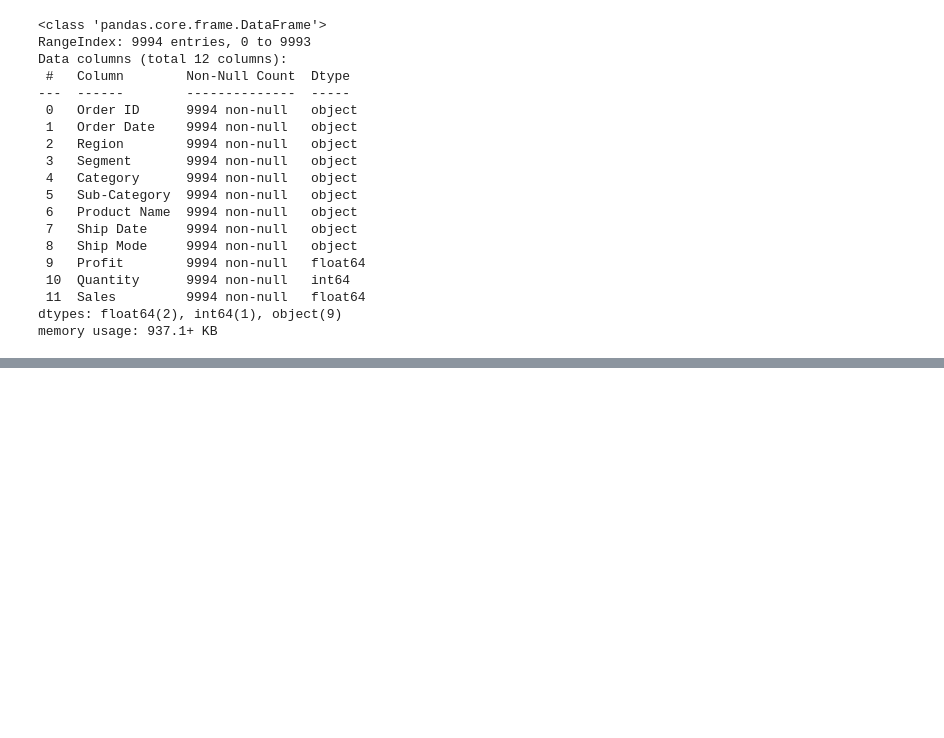
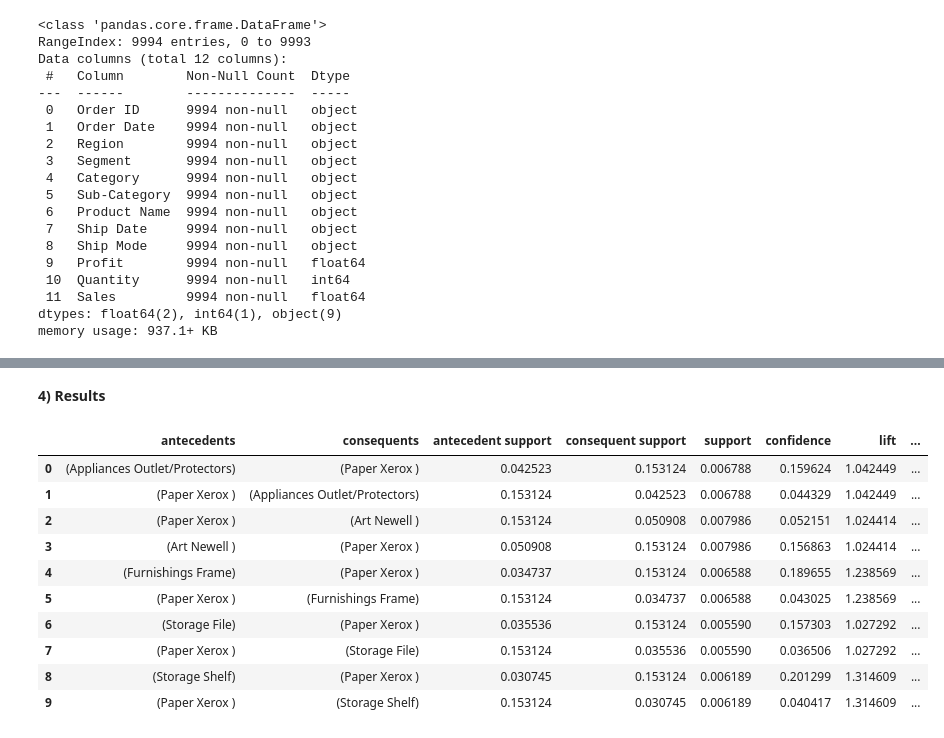
Before and after one commit to jhealynsamson01/Furniture-Sales-Analysis, a Jupyter notebook: Furniture_analysis_Association_Analysis.ipynb, the cells around one changed output, grey strips where cells are left out. Saved outputs shown, nothing was run; the diff lists cells and outputs as text; code cells hidden in the pictures; blank space fills up the shorter version.

```diff
--- a/Furniture_analysis_Association_Analysis.ipynb
+++ b/Furniture_analysis_Association_Analysis.ipynb
@@ -40,17 +68,0 @@ memory usage: 937.1+ KB
-# %%
-#Preprocessing 1: Clean up Product Name. Remove Numbers and odd characters
-df['Product Name'] = df['Product Name'].str.replace('\d+', '')
-df['Product Name'].str.strip()
-regex = re.compile('[^a-zA-Z]')
-[regex.sub('', i) for i in df['Product Name']]
-
-#Preprocessing 2: Group by Order ID
-def groupdataset(dataset,groupbysecondval):
-  associated_df = (dataset.groupby(['Order ID', groupbysecondval])['Quantity']
-          .sum().unstack().reset_index().fillna(0)
-          .set_index('Order ID'))
-  return associated_df
-
-#Preprocessing 3: Convert all values that is not 0 to 1
-def encode_units(x):
-    return 1 if x >= 1 else 0
@@ -132,8 +151,5 @@ rules
 #Need to deploy NLP Model to generalize product name
 #Reference: https://towardsdatascience.com/text-summarization-with-nlp-textrank-vs-seq2seq-vs-bart-474943efeb09
 appliances_df = df[(df['Sub-Category'] == "Appliances")]
-furnishing_df = df[(df['Sub-Category'] == "Furniture")]
+furnishing_df = df[(df['Sub-Category'] == "Furnishings")]
 storage_df = df[(df['Sub-Category'] == "Storage")]
-
-# for i in range (len(appliances_df)):
-#   appliances_df['description'] = (df['Product Name'][i] +" " + df['Product Name'][i+i])
@@ -164,0 +325,2 @@ print(productname1)
+# %% [markdown]
+**4) Results**
@@ -164,0 +338,23 @@ print(productname1)
+# %%
+others_df =  df[((df['Sub-Category'] != "Appliances") & (df['Sub-Category'] != "Furnishings") & (df['Sub-Category'] != "Storage"))]
+
+frames = [others_df, furnishing_df, appliances_df, storage_df]
+all_df = pd.concat(frames)
+# %%
+#Run the apiori model again
+all_df["ProductName_SubCategory2"] = all_df[['Sub-Category','Product Name']].agg(' '.join, axis=1)
+associated_df = groupdataset(all_df,'ProductName_SubCategory2')
+rules = apiori(associated_df, 0.005)
+rules
+# %% [output]
+|  | antecedents | consequents | antecedent support | consequent support | support | confidence | lift | ... |
+| 0 | (Appliances Outlet/Protectors) | (Paper Xerox ) | 0.042523 | 0.153124 | 0.006788 | 0.159624 | 1.042449 | ... |
+| 1 | (Paper Xerox ) | (Appliances Outlet/Protectors) | 0.153124 | 0.042523 | 0.006788 | 0.044329 | 1.042449 | ... |
+| 2 | (Paper Xerox ) | (Art Newell ) | 0.153124 | 0.050908 | 0.007986 | 0.052151 | 1.024414 | ... |
+| 3 | (Art Newell ) | (Paper Xerox ) | 0.050908 | 0.153124 | 0.007986 | 0.156863 | 1.024414 | ... |
+| 4 | (Furnishings Frame) | (Paper Xerox ) | 0.034737 | 0.153124 | 0.006588 | 0.189655 | 1.238569 | ... |
+| 5 | (Paper Xerox ) | (Furnishings Frame) | 0.153124 | 0.034737 | 0.006588 | 0.043025 | 1.238569 | ... |
+| 6 | (Storage File) | (Paper Xerox ) | 0.035536 | 0.153124 | 0.005590 | 0.157303 | 1.027292 | ... |
+| 7 | (Paper Xerox ) | (Storage File) | 0.153124 | 0.035536 | 0.005590 | 0.036506 | 1.027292 | ... |
+| 8 | (Storage Shelf) | (Paper Xerox ) | 0.030745 | 0.153124 | 0.006189 | 0.201299 | 1.314609 | ... |
+| 9 | (Paper Xerox ) | (Storage Shelf) | 0.153124 | 0.030745 | 0.006189 | 0.040417 | 1.314609 | ... |
```
Also changed, not shown: parts of 39 cells of this notebook.
